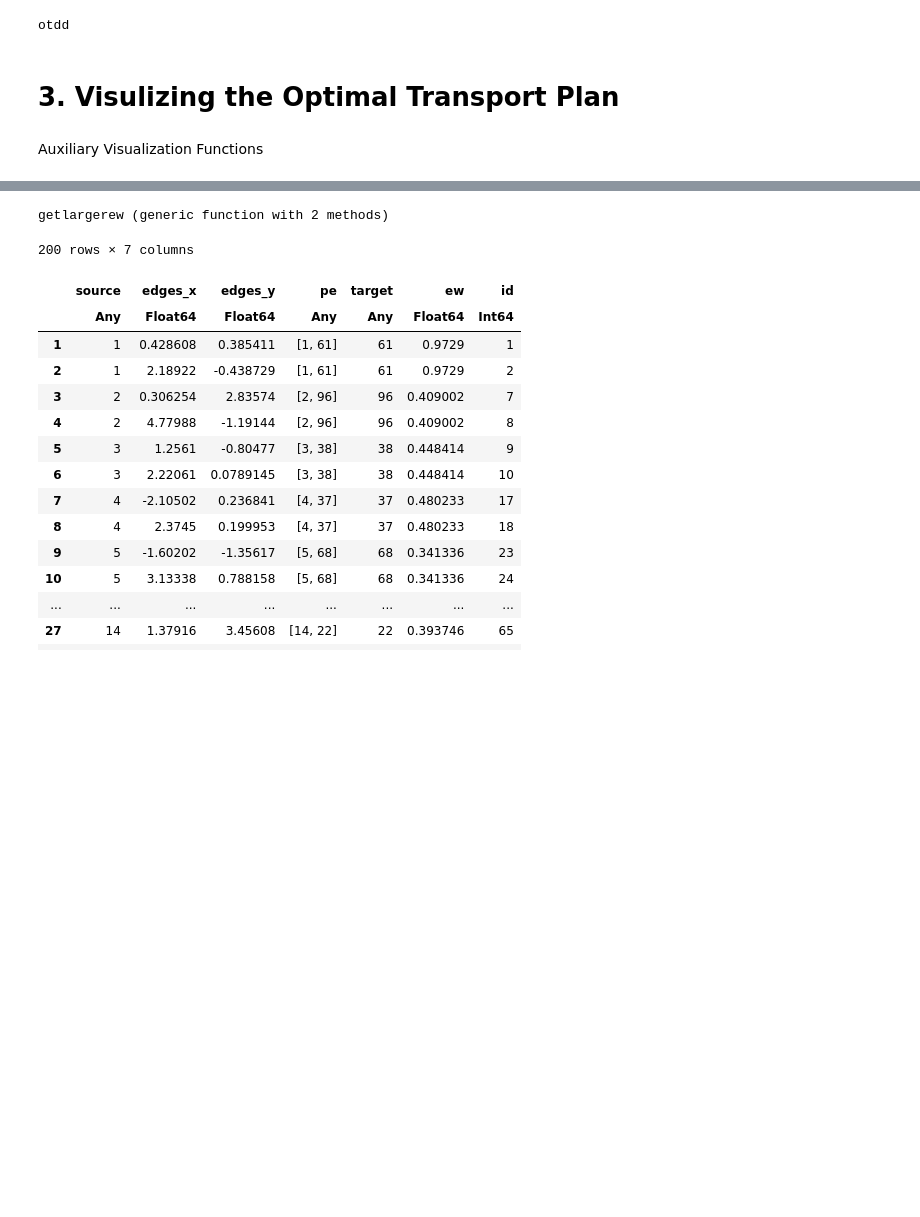
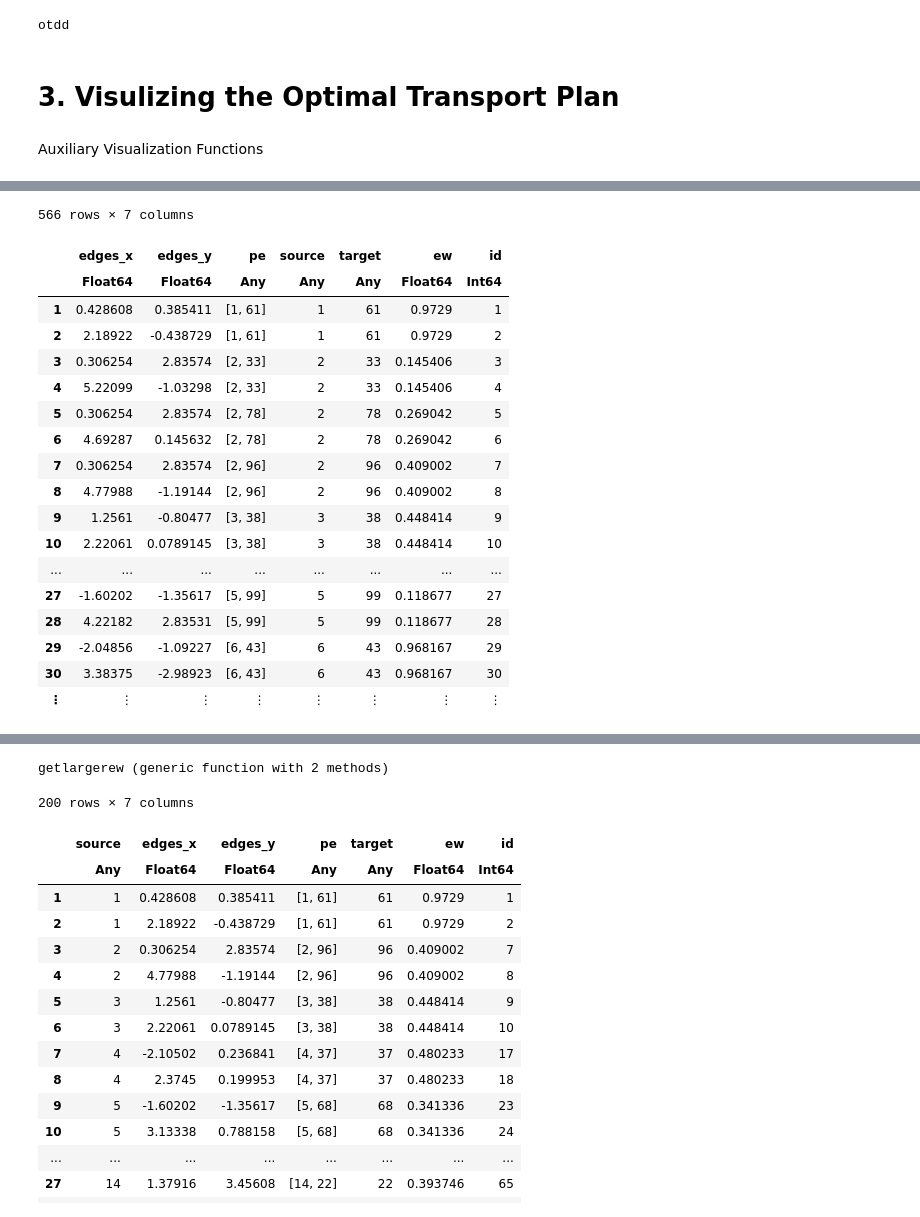
Before and after one commit to davibarreira/Data_Visualization, a Jupyter notebook: Project/OTDD/OTDD.ipynb, the cells around one changed output, grey strips where cells are left out. Cells and saved outputs as stored; diff of their text form; code cells hidden in the pictures; blank space fills up the shorter version.

```diff
--- a/Project/OTDD/OTDD.ipynb
+++ b/Project/OTDD/OTDD.ipynb
@@ -186,3 +220,25 @@ edges = CreateEdges(d_mnist, d_fmnist, γ, ewfilter=0.1);
+# %%
+edges
+# %% [output]
+566 rows × 7 columns
+|  | edges_x | edges_y | pe | source | target | ew | id |
+|  | Float64 | Float64 | Any | Any | Any | Float64 | Int64 |
+| 1 | 0.428608 | 0.385411 | [1, 61] | 1 | 61 | 0.9729 | 1 |
+| 2 | 2.18922 | -0.438729 | [1, 61] | 1 | 61 | 0.9729 | 2 |
+| 3 | 0.306254 | 2.83574 | [2, 33] | 2 | 33 | 0.145406 | 3 |
+| 4 | 5.22099 | -1.03298 | [2, 33] | 2 | 33 | 0.145406 | 4 |
+| 5 | 0.306254 | 2.83574 | [2, 78] | 2 | 78 | 0.269042 | 5 |
+| 6 | 4.69287 | 0.145632 | [2, 78] | 2 | 78 | 0.269042 | 6 |
+| 7 | 0.306254 | 2.83574 | [2, 96] | 2 | 96 | 0.409002 | 7 |
+| 8 | 4.77988 | -1.19144 | [2, 96] | 2 | 96 | 0.409002 | 8 |
+| 9 | 1.2561 | -0.80477 | [3, 38] | 3 | 38 | 0.448414 | 9 |
+| 10 | 2.22061 | 0.0789145 | [3, 38] | 3 | 38 | 0.448414 | 10 |
+| ... | ... | ... | ... | ... | ... | ... | ... |
+| 27 | -1.60202 | -1.35617 | [5, 99] | 5 | 99 | 0.118677 | 27 |
+| 28 | 4.22182 | 2.83531 | [5, 99] | 5 | 99 | 0.118677 | 28 |
+| 29 | -2.04856 | -1.09227 | [6, 43] | 6 | 43 | 0.968167 | 29 |
+| 30 | 3.38375 | -2.98923 | [6, 43] | 6 | 43 | 0.968167 | 30 |
+| ⋮ | ⋮ | ⋮ | ⋮ | ⋮ | ⋮ | ⋮ | ⋮ |
 # %%
 function getlargerew(edges)
     l_edgesid = unique(sort(edges,:ew, rev=true),:source)[!,:id]
```
Also changed, not shown: parts of 4 cells of this notebook, 1 other file.
